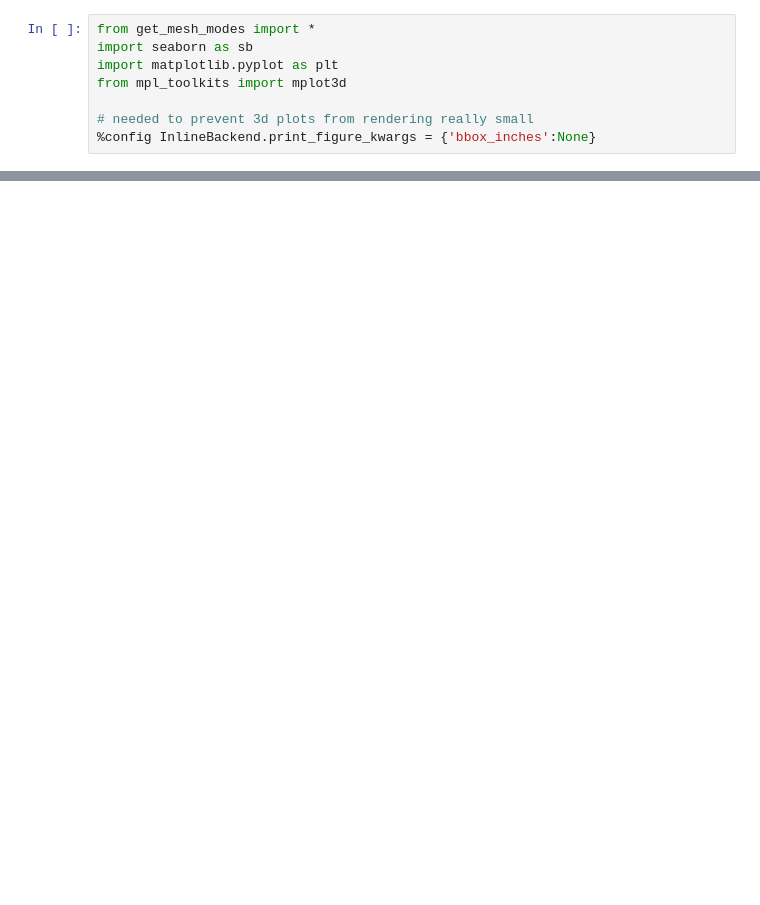
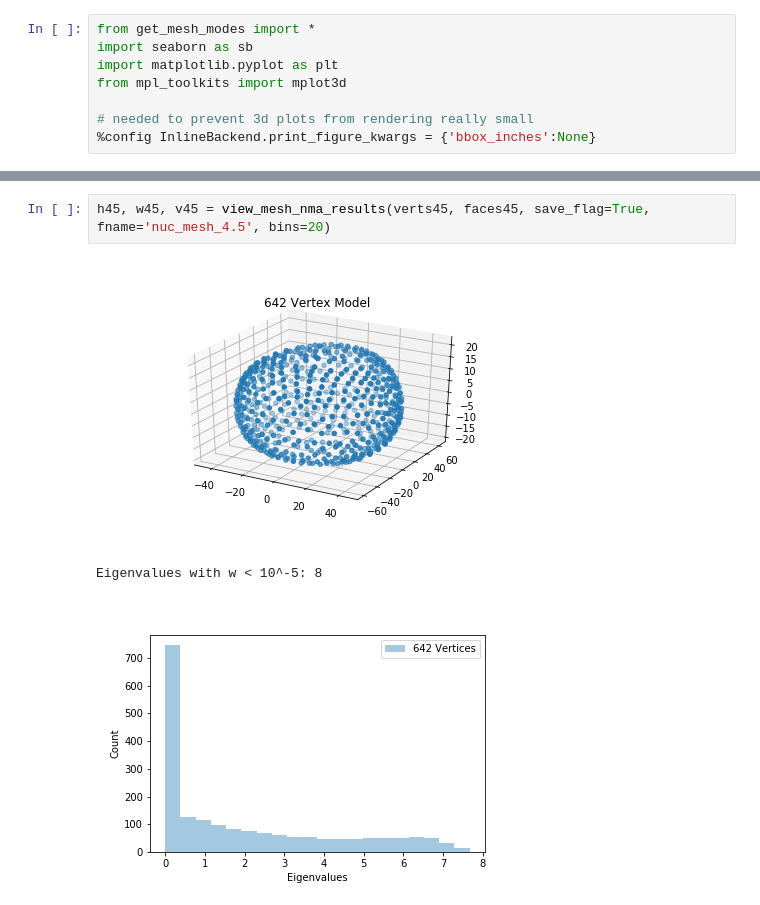
Before and after one commit to AllenCellModeling/normal_mode_analysis, a Jupyter notebook: normal_mode_analysis/nucleus_mesh_nma.ipynb, the cells around one changed output, grey strips where cells are left out. Drawn from its saved outputs; the diff is of its cells as text; blank space fills up the shorter version.

```diff
--- a/normal_mode_analysis/nucleus_mesh_nma.ipynb
+++ b/normal_mode_analysis/nucleus_mesh_nma.ipynb
@@ -58,3 +69,9 @@ Eigenvalues with w < 10^-5: 6
+# %%
+h45, w45, v45 = view_mesh_nma_results(verts45, faces45, save_flag=True, fname='nuc_mesh_4.5', bins=20)
+# %% [output]
+[figure, added]
+Eigenvalues with w < 10^-5: 8
+[figure, added]
 # %%
 h1060, w1060, v1060 = view_mesh_nma_results(verts1060, faces1060, save_flag=True, fname='nuc_mesh_1060', bins=None)
 # %% [output]
```
Also changed, not shown: parts of 6 cells of this notebook.
